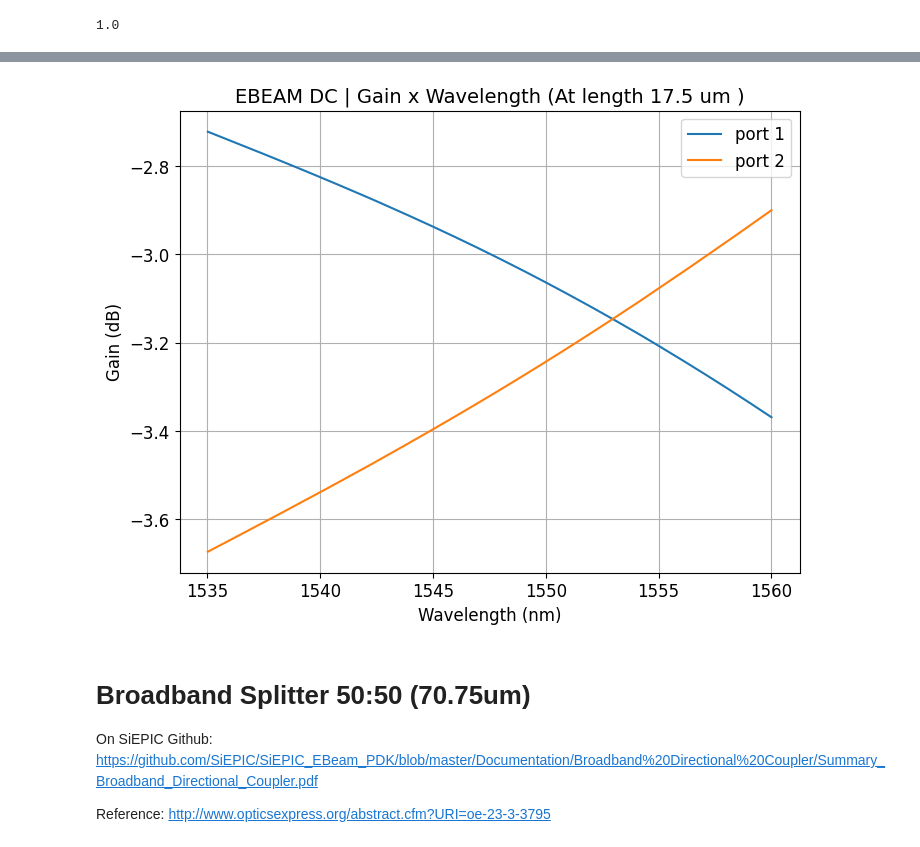
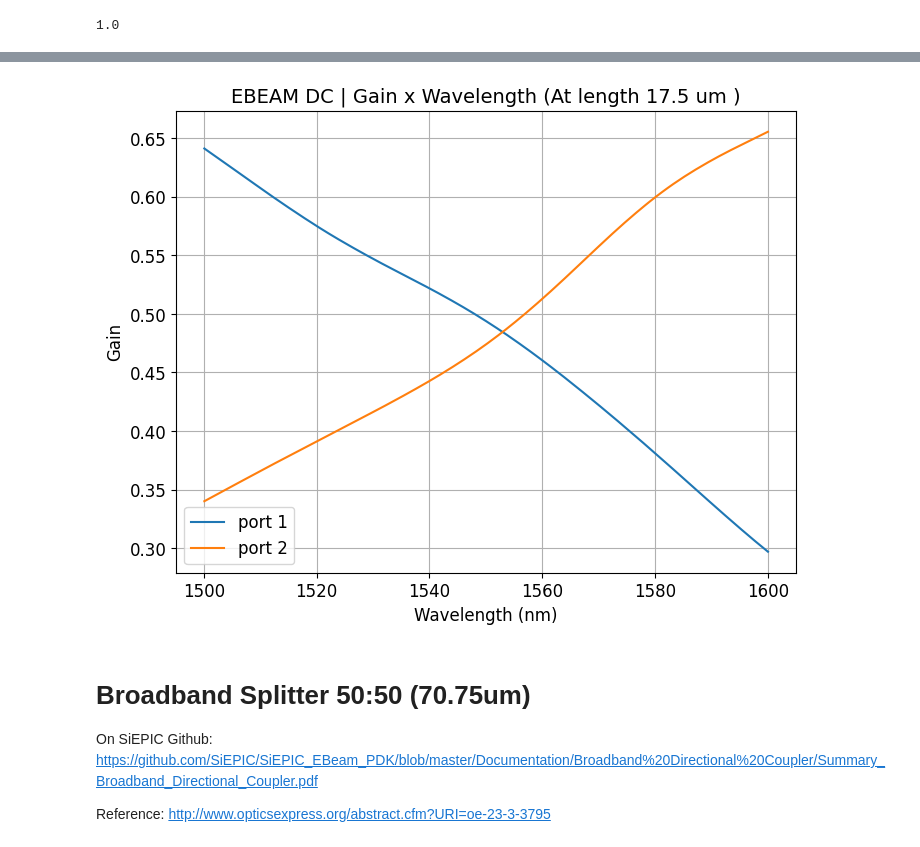
Before and after one commit to CaioRodrigues200/Programmable-Multifunctional-Circuit, a Jupyter notebook: Simulations/EBeamTests/EBeamTests.ipynb, the cells around one changed output, grey strips where cells are left out. Drawn from its saved outputs; the diff is of its cells as text; code cells hidden in the pictures.

```diff
--- a/Simulations/EBeamTests/EBeamTests.ipynb
+++ b/Simulations/EBeamTests/EBeamTests.ipynb
@@ -303,30 +314,31 @@ for i in range(len(LenArray)):
     inter.setnamed('dc_3','coupling_length',LenArray[i])
     inter.run()
 
-    Port1Gain[i] = inter.getresult('ONA_1','input 1/mode 1/gain')["'TE' gain (dB)"][0]
-    Port2Gain[i] = inter.getresult('ONA_1','input 2/mode 1/gain')["'TE' gain (dB)"][0]
+    Port1Gain[i] = inter.getresult('ONA_1','input 1/mode 1/gain')["'TE' gain (dB)"][500]
+    Port2Gain[i] = inter.getresult('ONA_1','input 2/mode 1/gain')["'TE' gain (dB)"][500]
+    WvValue = np.round(1e9*inter.getresult('ONA_1','input 1/mode 1/gain')["wavelength"][480][0],0)
 
 plt.figure(figsize=(8,6))
 plt.plot(LenArray*1e6,10**(Port1Gain/10),label='port 1')
 plt.plot(LenArray*1e6,10**(Port2Gain/10),label='port 2')
 plt.grid()
 plt.legend()
-plt.title('EBEAM DC | Gain x Length',fontsize=14)
+plt.title(f'EBEAM DC | Gain x Length | at {WvValue}nm',fontsize=14)
 plt.xlabel('DC Length (um)',fontsize=12)
 plt.ylabel('Gain',fontsize=12)
 
 datapath = '../../Media/EBeam_Tests'
 file_count = sum(len(files) for _, _, files in os.walk(datapath))
-plt.savefig(datapath+"/"+"DC Gain x Length" + ".png", transparent=False, facecolor="white", bbox_inches="tight")
+plt.savefig(datapath+"/"+"DC Gain x Length " + str(WvValue) + ".png", transparent=False, facecolor="white", bbox_inches="tight")
 
 plt.figure(figsize=(8,6))
 plt.plot(LenArray*1e6,0-10*np.log10(10**(Port1Gain/10)+10**(Port2Gain/10)),color='magenta')
 plt.grid()
-plt.title('EBEAM DC | Insertion Loss x Length',fontsize=14)
+plt.title(f'EBEAM DC | Insertion Loss x Length | at {WvValue}nm',fontsize=14)
 plt.xlabel('DC Length (um)',fontsize=12)
 plt.ylabel('Insertion Loss (dB)',fontsize=12)
 
 datapath = '../../Media/EBeam_Tests'
 file_count = sum(len(files) for _, _, files in os.walk(datapath))
-plt.savefig(datapath+"/"+"DC IL x Length" + ".png", transparent=False, facecolor="white", bbox_inches="tight")
+plt.savefig(datapath+"/"+"DC IL x Length " + str(WvValue) + "nm.png", transparent=False, facecolor="white", bbox_inches="tight")
 # %% [output]
@@ -335,32 +347,32 @@ plt.savefig(datapath+"/"+"DC IL x Length" + ".png", transparent=False, facecolor
 # %%
 Port1Gain = np.zeros(1000)
 Port2Gain = np.zeros(1000)
 Port1Band = np.zeros(1000)
 Port2Band = np.zeros(1000)
 
 inter.switchtolayout()
 inter.setnamed('dc_3','coupling_length',17.5e-6)
 inter.run()
 
 Port1Gain = inter.getresult('ONA_1','input 1/mode 1/gain')["'TE' gain (dB)"]
 Port2Gain = inter.getresult('ONA_1','input 2/mode 1/gain')["'TE' gain (dB)"]
 Port1Band = inter.getresult('ONA_1','input 2/mode 1/gain')["wavelength"]
 Port2Band = inter.getresult('ONA_1','input 2/mode 1/gain')["wavelength"]
 
 plt.figure(figsize=(8,6))
-plt.plot(Port1Band*1e9,Port1Gain,label='port 1')
-plt.plot(Port2Band*1e9,Port2Gain,label='port 2')
+plt.plot(Port1Band*1e9,10**(Port1Gain/10),label='port 1')
+plt.plot(Port2Band*1e9,10**(Port2Gain/10),label='port 2')
 plt.grid()
 plt.legend()
 plt.title('EBEAM DC | Gain x Wavelength (At length 17.5 um )',fontsize=14)
 plt.xlabel('Wavelength (nm)',fontsize=12)
-plt.ylabel('Gain (dB)',fontsize=12)
+plt.ylabel('Gain',fontsize=12)
 
 datapath = '../../Media/EBeam_Tests'
 file_count = sum(len(files) for _, _, files in os.walk(datapath))
 plt.savefig(datapath+"/"+"DC Gain x Wavelength" + ".png", transparent=False, facecolor="white", bbox_inches="tight")
 # %% [output]
-[figure, old version]
+[figure, new version]
 # %% [markdown]
 # Broadband Splitter 50:50 (70.75um)
 
```
Also changed, not shown: parts of 4 cells of this notebook, 11 other files.
